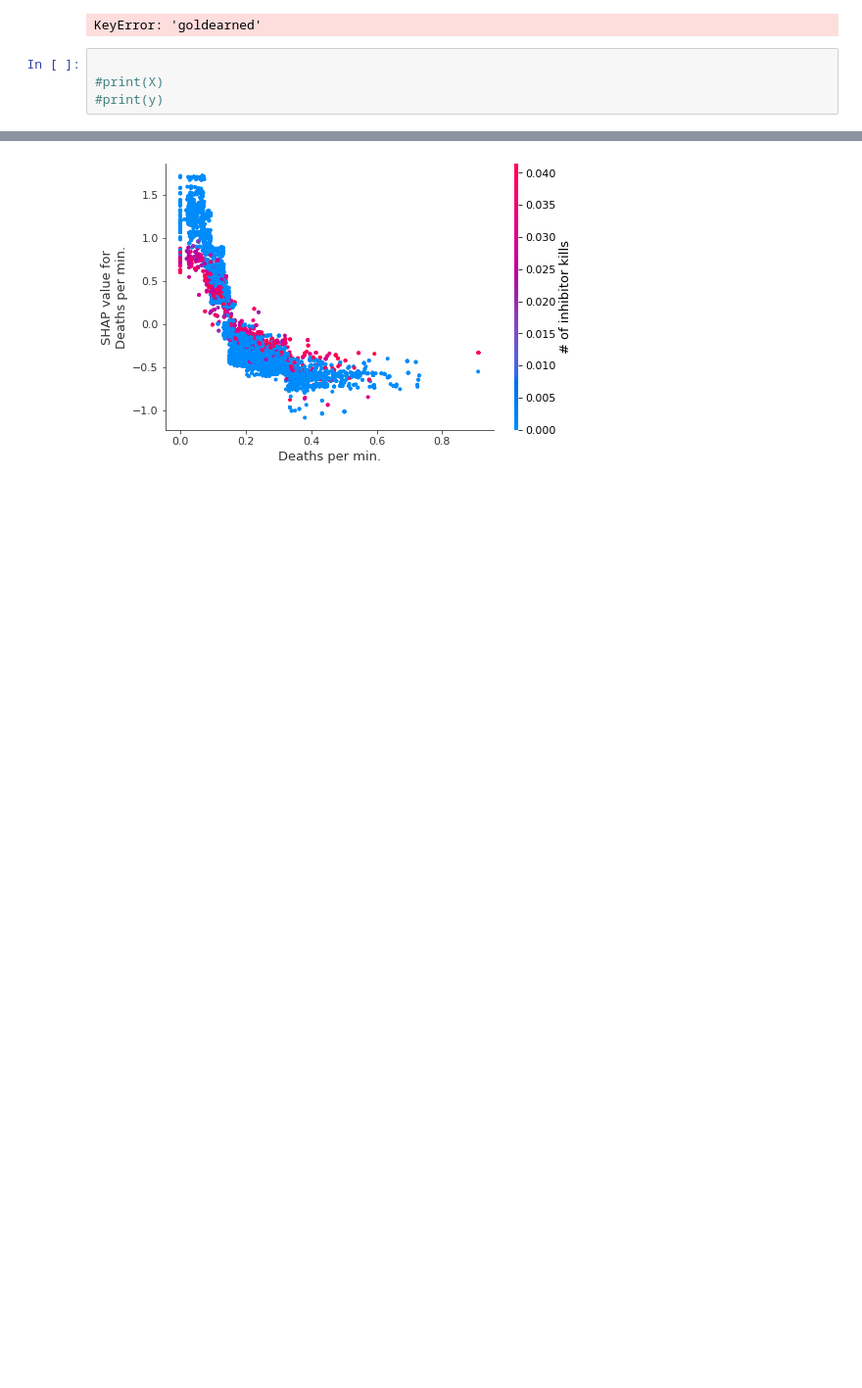
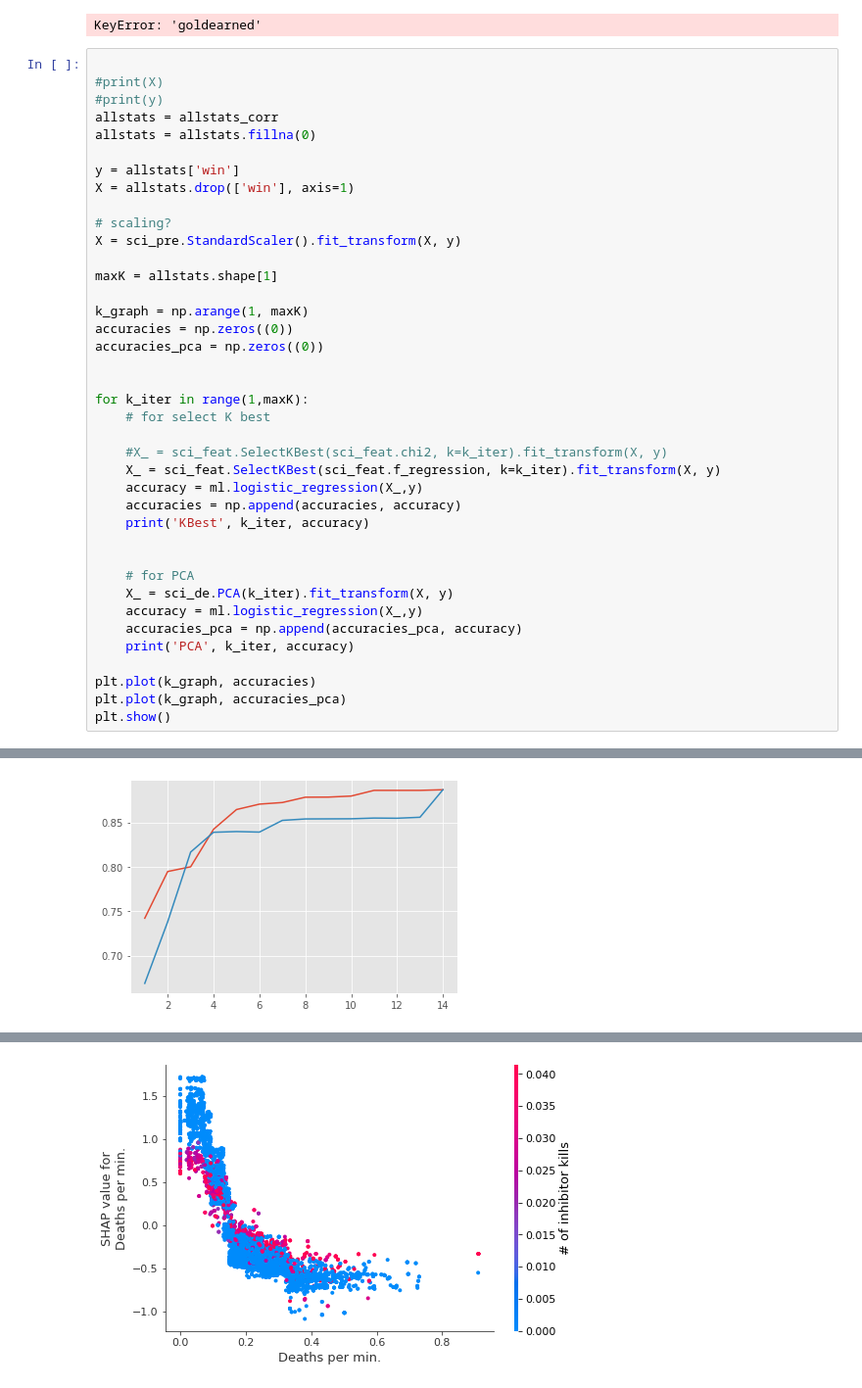
Before and after one commit to garrettnorden20/machine-learning-project, a Jupyter notebook: Untitled.ipynb, the cells around one changed output, grey strips where cells are left out. Shown at 98% size. Cells and saved outputs as stored; diff of their text form; blank space fills up the shorter version.

```diff
--- a/Untitled.ipynb
+++ b/Untitled.ipynb
@@ -94,3 +97,39 @@ KeyError: 'goldearned'
 
 #print(X)
 #print(y)
+allstats = allstats_corr
+allstats = allstats.fillna(0)
+
+y = allstats['win']
+X = allstats.drop(['win'], axis=1)
+
+# scaling?
+X = sci_pre.StandardScaler().fit_transform(X, y)
+
+maxK = allstats.shape[1]
+
+k_graph = np.arange(1, maxK)
+accuracies = np.zeros((0))
+accuracies_pca = np.zeros((0))
+
+
+for k_iter in range(1,maxK):
+    # for select K best
+
+    #X_ = sci_feat.SelectKBest(sci_feat.chi2, k=k_iter).fit_transform(X, y)
+    X_ = sci_feat.SelectKBest(sci_feat.f_regression, k=k_iter).fit_transform(X, y)
+    accuracy = ml.logistic_regression(X_,y)
+    accuracies = np.append(accuracies, accuracy)
+    print('KBest', k_iter, accuracy)
+
+
+    # for PCA
+    X_ = sci_de.PCA(k_iter).fit_transform(X, y)
+    accuracy = ml.logistic_regression(X_,y)
+    accuracies_pca = np.append(accuracies_pca, accuracy)
+    print('PCA', k_iter, accuracy)
+
+plt.plot(k_graph, accuracies)
+plt.plot(k_graph, accuracies_pca)
+plt.show()
+# %% [output]
@@ -97 +153,2 @@ KeyError: 'goldearned'
+[figure, added]
 # %%
```
Also changed, not shown: parts of 5 cells of this notebook, 1 other file.
